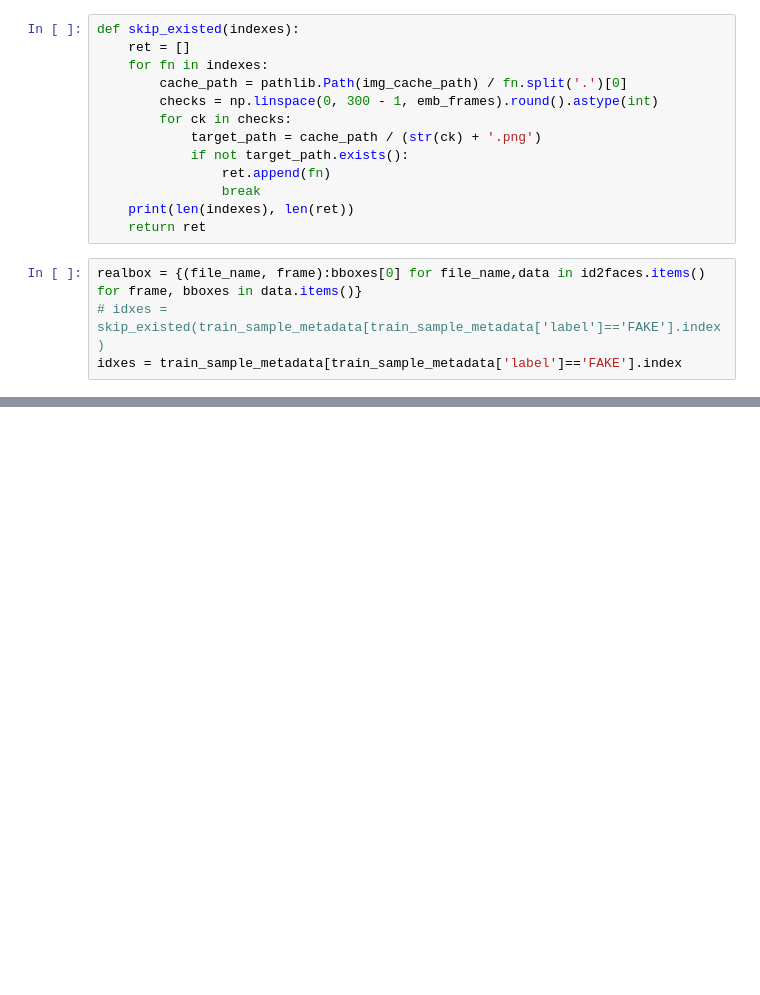
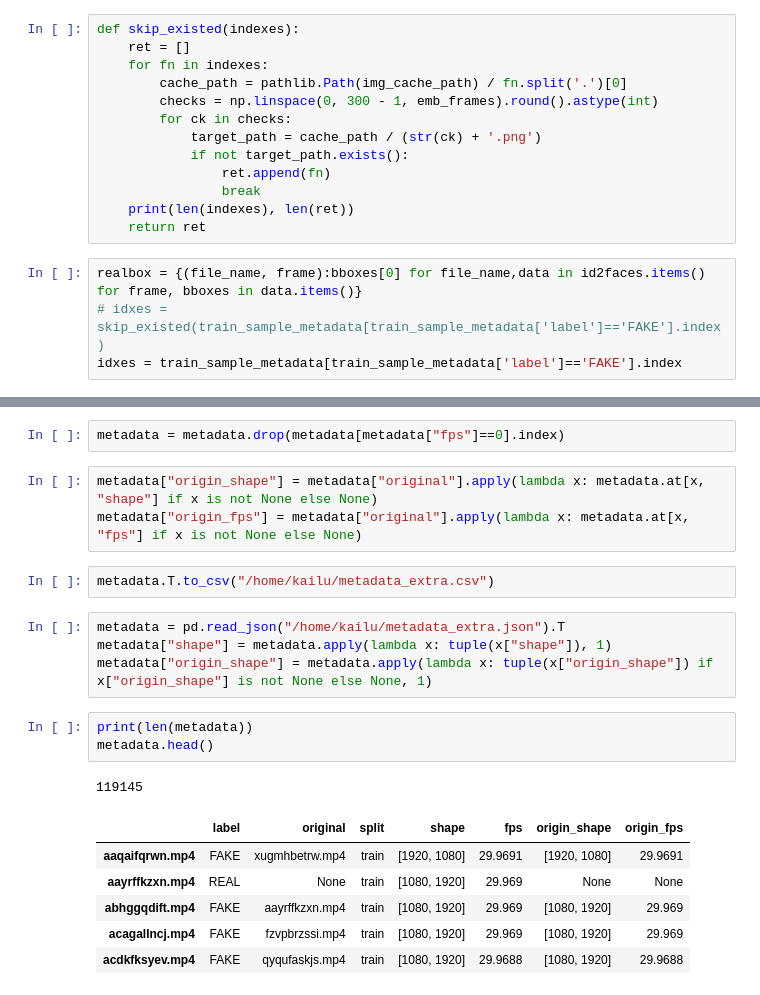
Before and after one commit to wukailu/deepfake, a Jupyter notebook: BBOX.ipynb, the cells around one changed output, grey strips where cells are left out. Saved outputs shown, nothing was run; the diff lists cells and outputs as text; blank space fills up the shorter version.

```diff
--- a/BBOX.ipynb
+++ b/BBOX.ipynb
@@ -484,0 +226,22 @@ len(set(dfbox.index.get_level_values(0)))
+# %%
+metadata = metadata.drop(metadata[metadata["fps"]==0].index)
+# %%
+metadata["origin_shape"] = metadata["original"].apply(lambda x: metadata.at[x, "shape"] if x is not None else None)
+metadata["origin_fps"] = metadata["original"].apply(lambda x: metadata.at[x, "fps"] if x is not None else None)
+# %%
+metadata.T.to_csv("/home/kailu/metadata_extra.csv")
+# %%
+metadata = pd.read_json("/home/kailu/metadata_extra.json").T
+metadata["shape"] = metadata.apply(lambda x: tuple(x["shape"]), 1)
+metadata["origin_shape"] = metadata.apply(lambda x: tuple(x["origin_shape"]) if x["origin_shape"] is not None else None, 1)
+# %%
+print(len(metadata))
+metadata.head()
+# %% [output]
+119145
+|  | label | original | split | shape | fps | origin_shape | origin_fps |
+| aaqaifqrwn.mp4 | FAKE | xugmhbetrw.mp4 | train | [1920, 1080] | 29.9691 | [1920, 1080] | 29.9691 |
+| aayrffkzxn.mp4 | REAL | None | train | [1080, 1920] | 29.969 | None | None |
+| abhggqdift.mp4 | FAKE | aayrffkzxn.mp4 | train | [1080, 1920] | 29.969 | [1080, 1920] | 29.969 |
+| acagallncj.mp4 | FAKE | fzvpbrzssi.mp4 | train | [1080, 1920] | 29.969 | [1080, 1920] | 29.969 |
+| acdkfksyev.mp4 | FAKE | qyqufaskjs.mp4 | train | [1080, 1920] | 29.9688 | [1080, 1920] | 29.9688 |
```
Also changed, not shown: parts of 37 cells of this notebook, 6 other files.
